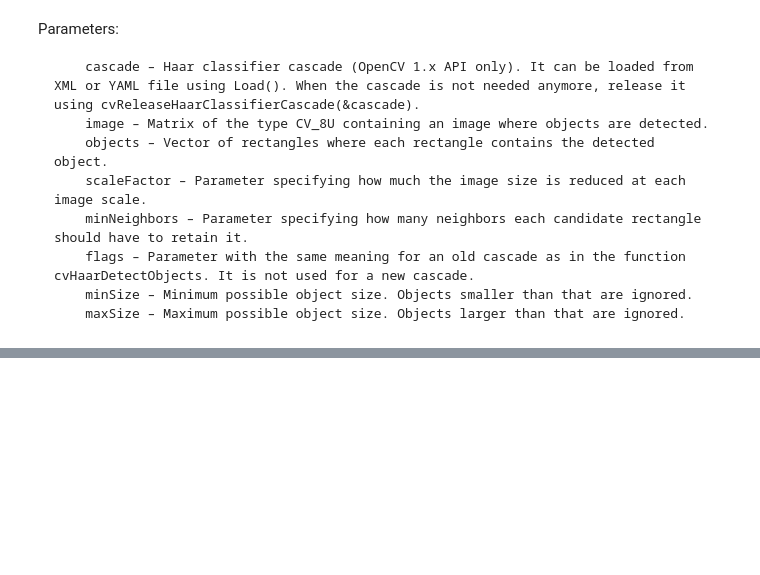
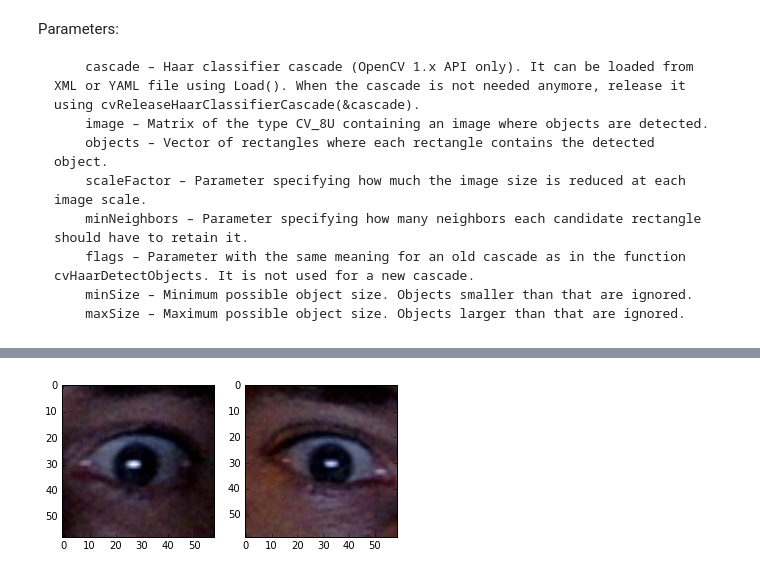
Before and after one commit to laurentperrinet/LeCheapEyeTracker, a Jupyter notebook: workflow/LeCheapEyeTracker_gaze tracking.ipynb, the cells around one changed output, grey strips where cells are left out. Saved outputs shown, nothing was run; the diff lists cells and outputs as text; code cells hidden in the pictures; blank space fills up the shorter version.

```diff
--- a/workflow/LeCheapEyeTracker_gaze tracking.ipynb
+++ b/workflow/LeCheapEyeTracker_gaze tracking.ipynb
@@ -93,3 +98,9 @@ for i, eye in enumerate(eyelist):
 - the skin is all around
 - the reflection is white and small
 - the iris is round, darker
+# %%
+fig, axs = plt.subplots(1, len(eyelist))
+for i, eye in enumerate(eyelist):
+    axs[i].imshow(cv2.cvtColor(eye, cv2.COLOR_BGR2RGB))
+# %% [output]
+[figure, added]
```
Also changed, not shown: parts of 25 cells of this notebook.
